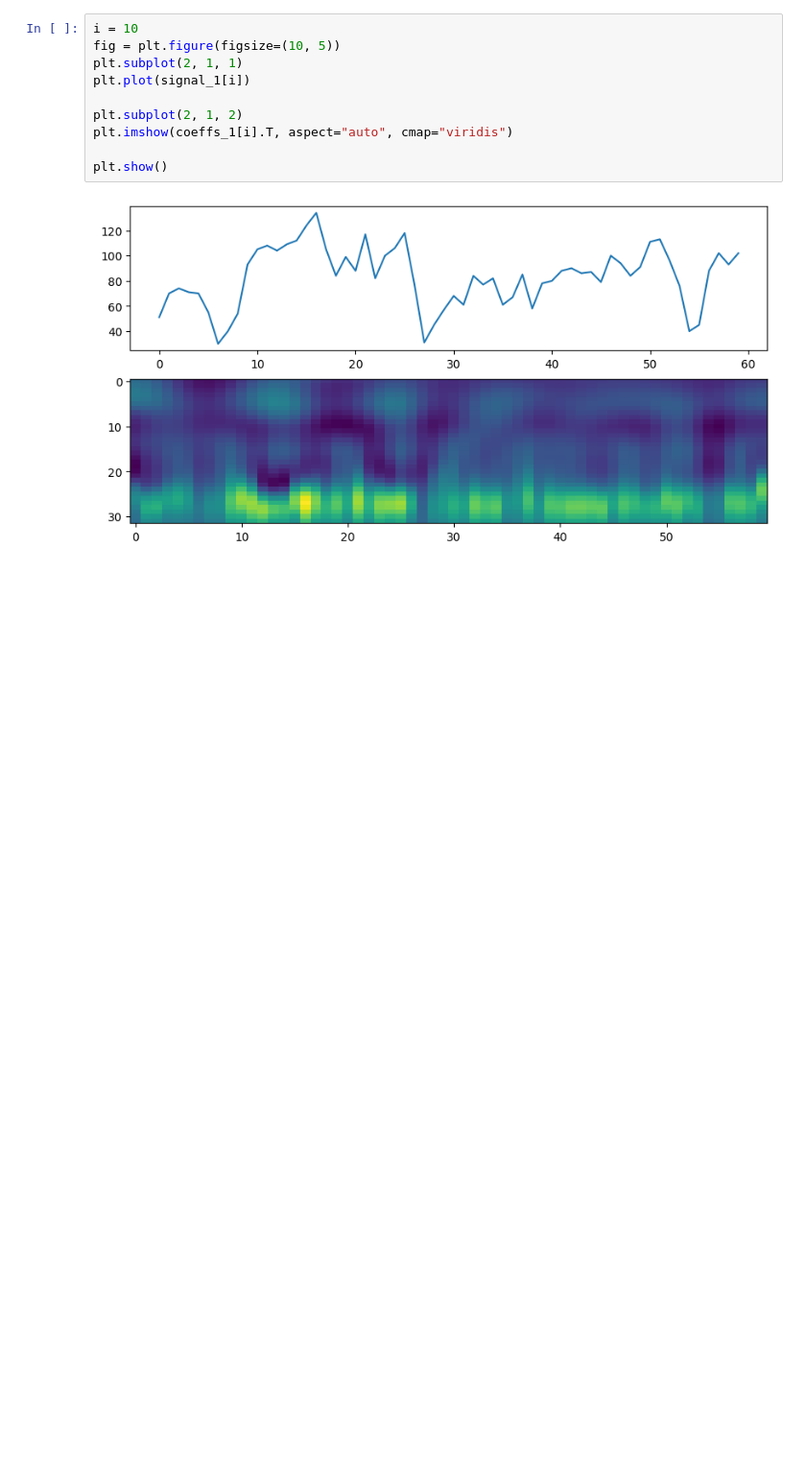
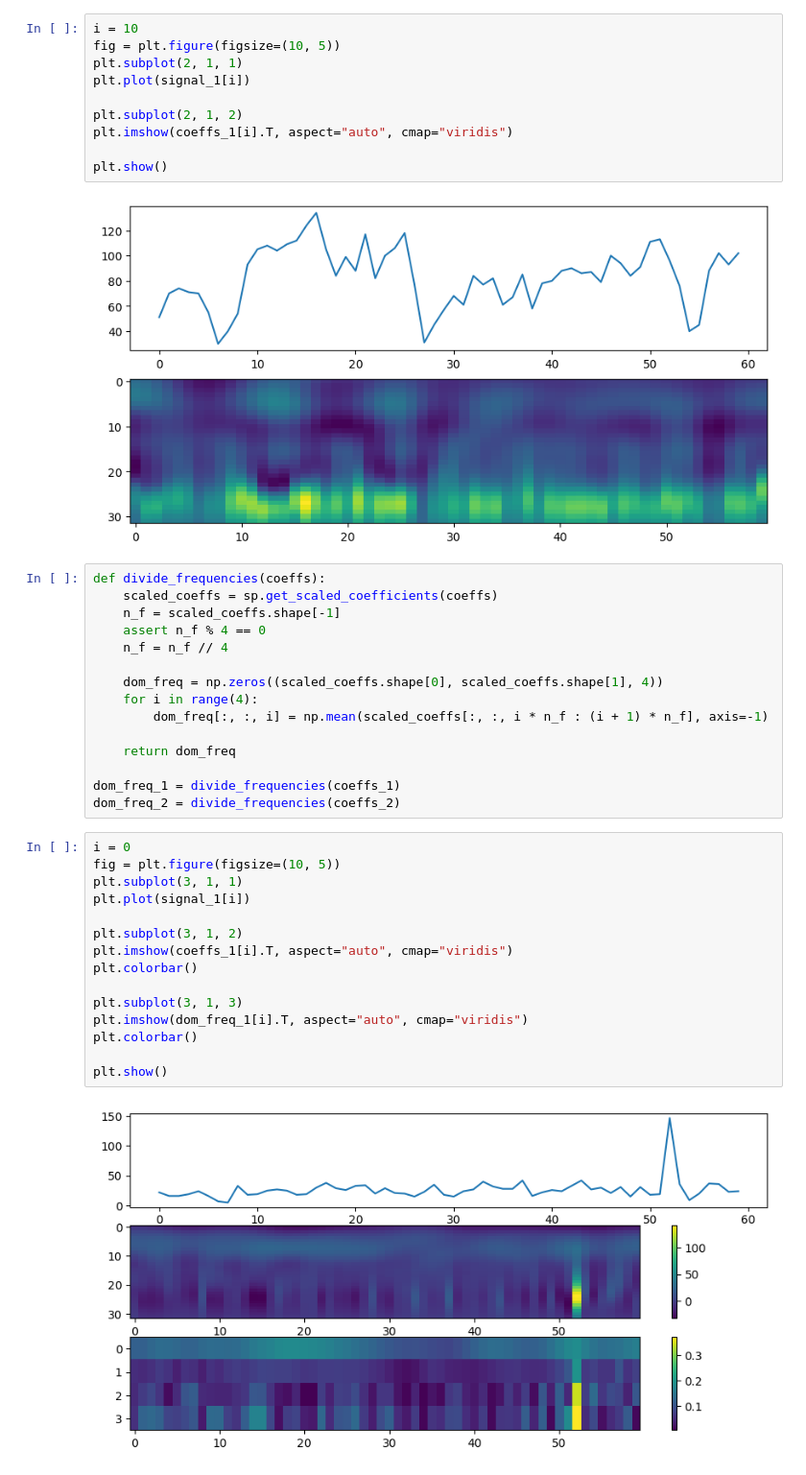
Before and after one commit to visual-ds/AutoSatViewer, a Jupyter notebook: wavelet_code/compute_wavelet.ipynb, the cells around one changed output. Shown at 96% size. Drawn from its saved outputs; the diff is of its cells as text; blank space fills up the shorter version.

```diff
--- a/wavelet_code/compute_wavelet.ipynb
+++ b/wavelet_code/compute_wavelet.ipynb
@@ -49,3 +55,35 @@ plt.imshow(coeffs_1[i].T, aspect="auto", cmap="viridis")
 plt.show()
 # %% [output]
 [figure]
+# %%
+def divide_frequencies(coeffs):
+    scaled_coeffs = sp.get_scaled_coefficients(coeffs)
+    n_f = scaled_coeffs.shape[-1]
+    assert n_f % 4 == 0
+    n_f = n_f // 4
+
+    dom_freq = np.zeros((scaled_coeffs.shape[0], scaled_coeffs.shape[1], 4))
+    for i in range(4):
+        dom_freq[:, :, i] = np.mean(scaled_coeffs[:, :, i * n_f : (i + 1) * n_f], axis=-1)
+
+    return dom_freq
+
+dom_freq_1 = divide_frequencies(coeffs_1)
+dom_freq_2 = divide_frequencies(coeffs_2)
+# %%
+i = 0
+fig = plt.figure(figsize=(10, 5))
+plt.subplot(3, 1, 1)
+plt.plot(signal_1[i])
+
+plt.subplot(3, 1, 2)
+plt.imshow(coeffs_1[i].T, aspect="auto", cmap="viridis")
+plt.colorbar()
+
+plt.subplot(3, 1, 3)
+plt.imshow(dom_freq_1[i].T, aspect="auto", cmap="viridis")
+plt.colorbar()
+
+plt.show()
+# %% [output]
+[figure, added]
```
Also changed, not shown: parts of 9 cells of this notebook, 2 other files.
